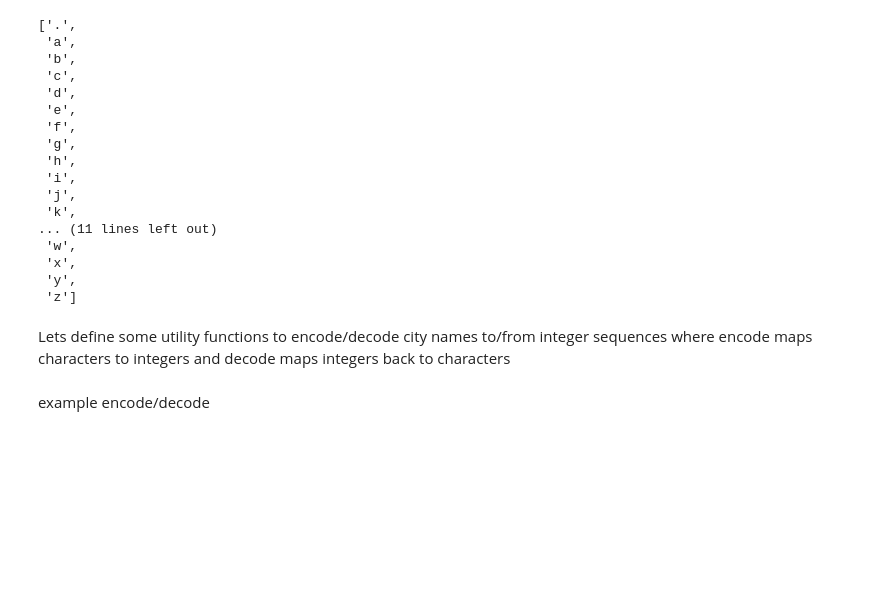
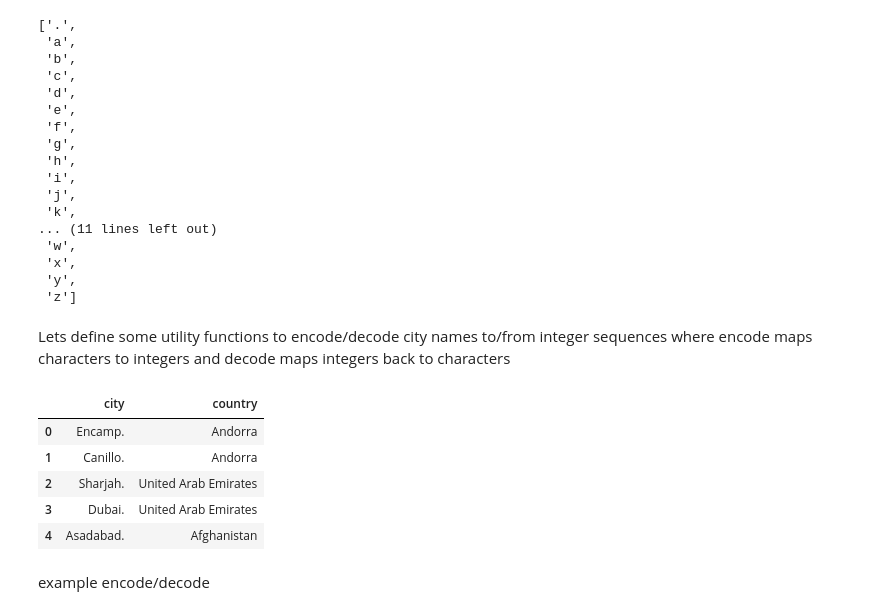
Before and after one commit to golark/gpt_primer, a Jupyter notebook: notebooks/ngram_city_names.ipynb, the cells around one changed output. Drawn from its saved outputs; the diff is of its cells as text; code cells hidden in the pictures; blank space fills up the shorter version.

```diff
--- a/notebooks/ngram_city_names.ipynb
+++ b/notebooks/ngram_city_names.ipynb
@@ -68,6 +68,15 @@ vocab
 # %% [markdown]
 Lets define some utility functions to encode/decode city names to/from integer sequences
 where encode maps characters to integers and decode maps integers back to characters
+# %%
+df.head()
+# %% [output]
+|  | city | country |
+| 0 | Encamp. | Andorra |
+| 1 | Canillo. | Andorra |
+| 2 | Sharjah. | United Arab Emirates |
+| 3 | Dubai. | United Arab Emirates |
+| 4 | Asadabad. | Afghanistan |
 # %%
 stoi = {char: idx for idx, char in enumerate(vocab)}
 itos = {idx: char for char, idx in stoi.items()}
```
Also changed, not shown: parts of 10 cells of this notebook, 4 other files.
